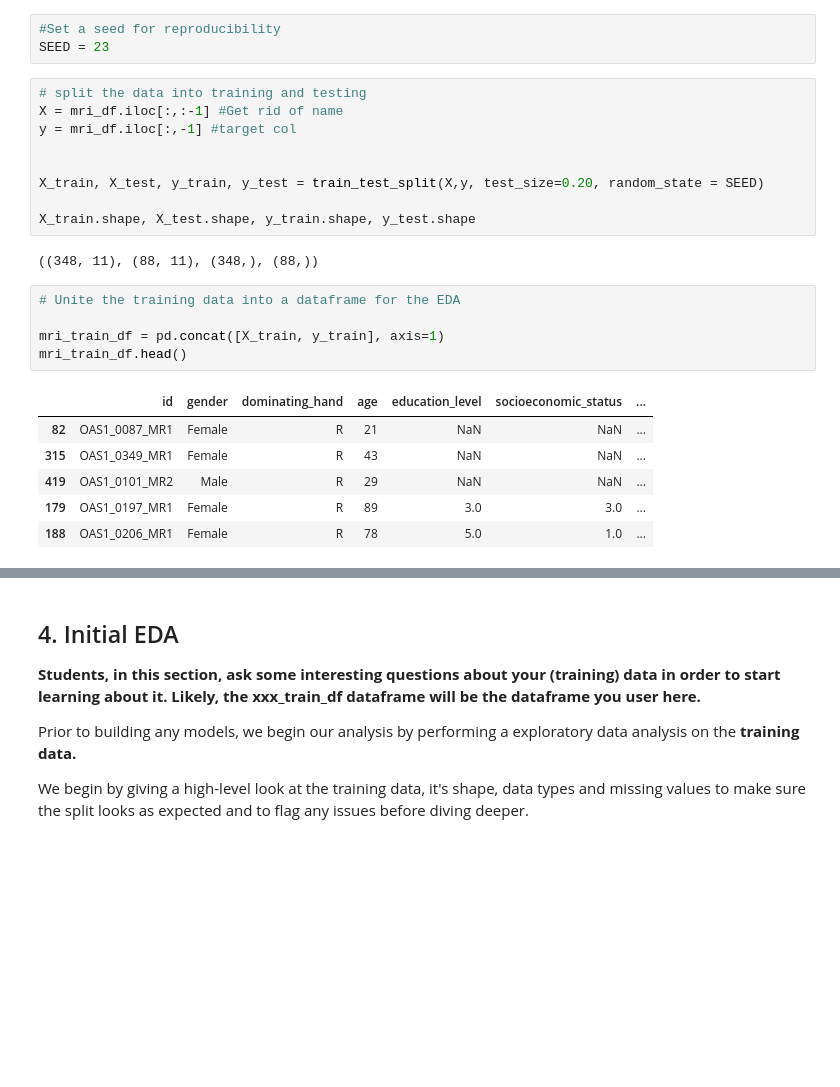
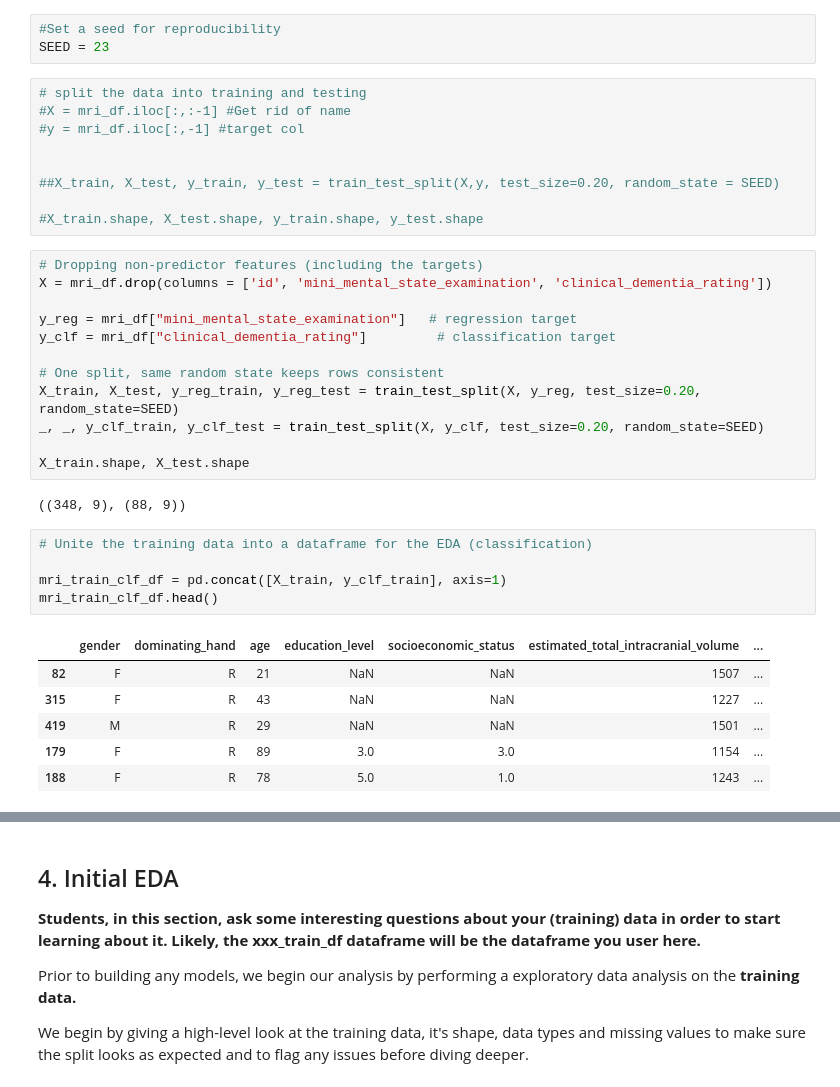
Before and after one commit to Carlos-PC05/FinalProjectCS-362, a Jupyter notebook: FinalReport_SP26_RV_PC_MASTERFILE.ipynb, the cells around one changed output, grey strips where cells are left out. Drawn from its saved outputs; the diff is of its cells as text; blank space fills up the shorter version.

```diff
--- a/FinalReport_SP26_RV_PC_MASTERFILE.ipynb
+++ b/FinalReport_SP26_RV_PC_MASTERFILE.ipynb
@@ -457,24 +456,36 @@ We now split the data into a training and a testing set for upcoming analysis.
 SEED = 23
 # %%
 # split the data into training and testing
-X = mri_df.iloc[:,:-1] #Get rid of name
-y = mri_df.iloc[:,-1] #target col
+#X = mri_df.iloc[:,:-1] #Get rid of name
+#y = mri_df.iloc[:,-1] #target col
 
 
-X_train, X_test, y_train, y_test = train_test_split(X,y, test_size=0.20, random_state = SEED)
+##X_train, X_test, y_train, y_test = train_test_split(X,y, test_size=0.20, random_state = SEED)
 
-X_train.shape, X_test.shape, y_train.shape, y_test.shape
+#X_train.shape, X_test.shape, y_train.shape, y_test.shape
-# %% [output]
-((348, 11), (88, 11), (348,), (88,))
+# %%
+# Dropping non-predictor features (including the targets)
+X = mri_df.drop(columns = ['id', 'mini_mental_state_examination', 'clinical_dementia_rating'])
+
+y_reg = mri_df["mini_mental_state_examination"]   # regression target
+y_clf = mri_df["clinical_dementia_rating"]         # classification target
+
+# One split, same random state keeps rows consistent
+X_train, X_test, y_reg_train, y_reg_test = train_test_split(X, y_reg, test_size=0.20, random_state=SEED)
+_, _, y_clf_train, y_clf_test = train_test_split(X, y_clf, test_size=0.20, random_state=SEED)
+
+X_train.shape, X_test.shape
+# %% [output]
+((348, 9), (88, 9))
 # %%
-# Unite the training data into a dataframe for the EDA
+# Unite the training data into a dataframe for the EDA (classification)
 
-mri_train_df = pd.concat([X_train, y_train], axis=1)
-mri_train_df.head()
+mri_train_clf_df = pd.concat([X_train, y_clf_train], axis=1)
+mri_train_clf_df.head()
 # %% [output]
-|  | id | gender | dominating_hand | age | education_level | socioeconomic_status | ... |
-| 82 | OAS1_0087_MR1 | Female | R | 21 | NaN | NaN | ... |
-| 315 | OAS1_0349_MR1 | Female | R | 43 | NaN | NaN | ... |
-| 419 | OAS1_0101_MR2 | Male | R | 29 | NaN | NaN | ... |
-| 179 | OAS1_0197_MR1 | Female | R | 89 | 3.0 | 3.0 | ... |
-| 188 | OAS1_0206_MR1 | Female | R | 78 | 5.0 | 1.0 | ... |
+|  | gender | dominating_hand | age | education_level | socioeconomic_status | estimated_total_intracranial_volume | ... |
+| 82 | F | R | 21 | NaN | NaN | 1507 | ... |
+| 315 | F | R | 43 | NaN | NaN | 1227 | ... |
+| 419 | M | R | 29 | NaN | NaN | 1501 | ... |
+| 179 | F | R | 89 | 3.0 | 3.0 | 1154 | ... |
+| 188 | F | R | 78 | 5.0 | 1.0 | 1243 | ... |
```
Also changed, not shown: parts of 12 cells of this notebook.
